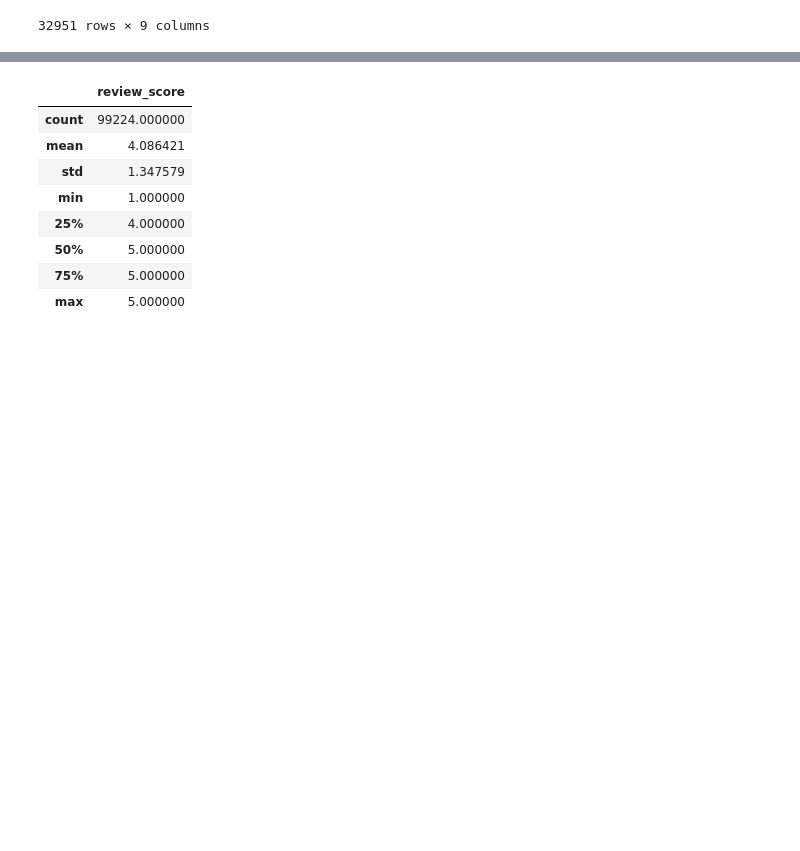
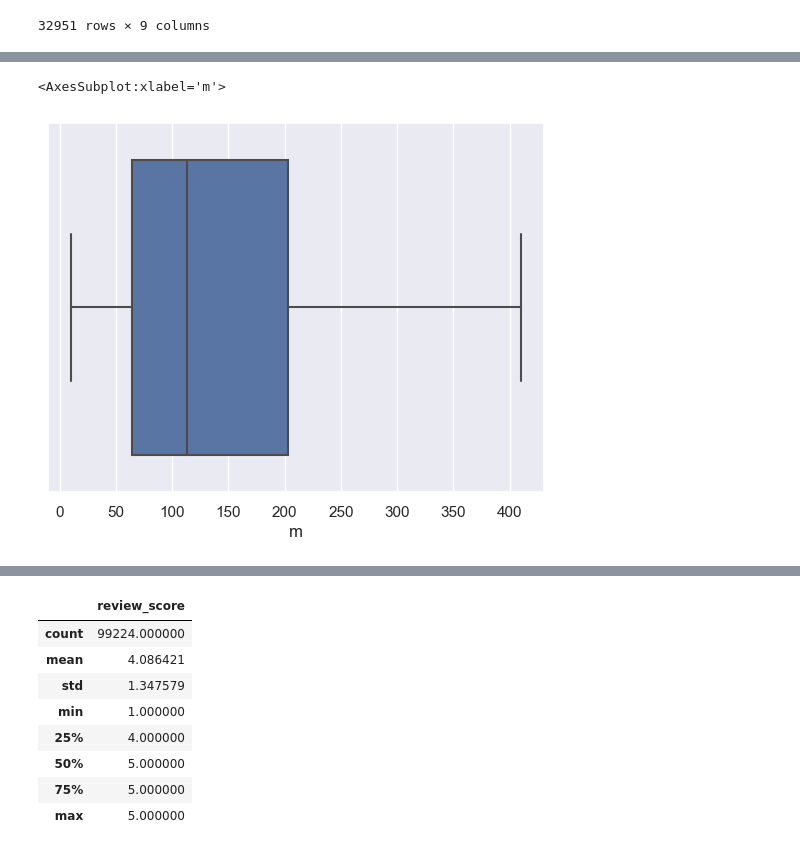
Before and after one commit to ArhurK/P5-Segmentez-les-clients-d-un-e-commerce, a Jupyter notebook: P5_Olist_Nettoyage.ipynb, the cells around one changed output, grey strips where cells are left out. Cells and saved outputs as stored; diff of their text form; code cells hidden in the pictures; blank space fills up the shorter version.

```diff
--- a/P5_Olist_Nettoyage.ipynb
+++ b/P5_Olist_Nettoyage.ipynb
@@ -93,0 +405,5 @@ j
+# %%
+sns.boxplot(data= rfm, x='m', showfliers = False)
+# %% [output]
+<AxesSubplot:xlabel='m'>
+[figure, added]
```
Also changed, not shown: parts of 45 cells of this notebook.
